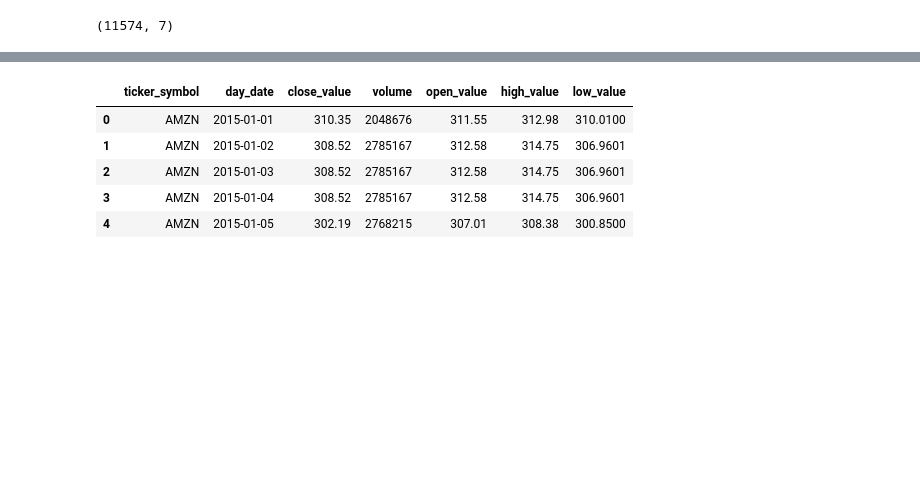
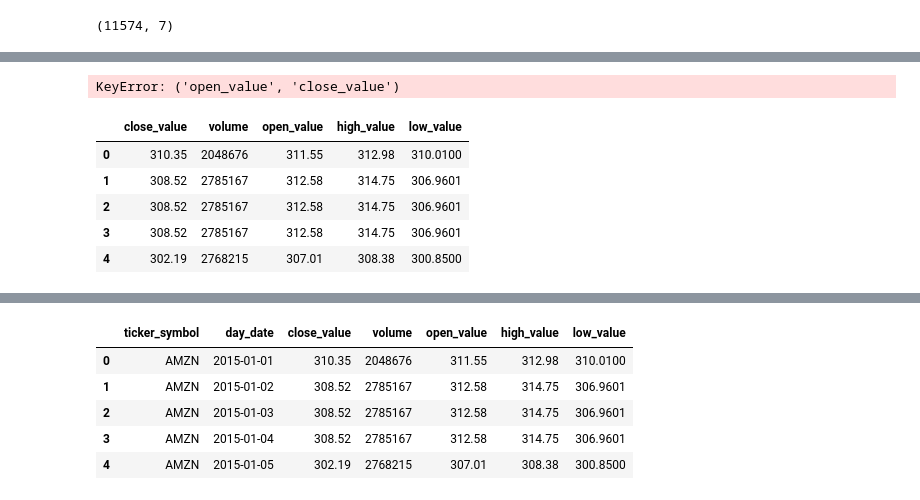
Before and after one commit to Karl-Gilmartin/Twitter-NASDAQ, a Jupyter notebook: ref_main.ipynb, the cells around one changed output, grey strips where cells are left out. Drawn from its saved outputs; the diff is of its cells as text; code cells hidden in the pictures; blank space fills up the shorter version.

```diff
--- a/ref_main.ipynb
+++ b/ref_main.ipynb
@@ -563,0 +601,19 @@ plt.show()
+# %%
+vals = stocks['open_value', 'close_value']
+print(vals)
+# %% [output]
+KeyError: ('open_value', 'close_value')
+# %%
+stocks1 = stocks
+stocks1 = stocks1.drop('day_date', axis=1)
+# %%
+stocks1 = stocks1.drop('ticker_symbol', axis = 1)
+# %%
+stocks1.head()
+# %% [output]
+|  | close_value | volume | open_value | high_value | low_value |
+| 0 | 310.35 | 2048676 | 311.55 | 312.98 | 310.0100 |
+| 1 | 308.52 | 2785167 | 312.58 | 314.75 | 306.9601 |
+| 2 | 308.52 | 2785167 | 312.58 | 314.75 | 306.9601 |
+| 3 | 308.52 | 2785167 | 312.58 | 314.75 | 306.9601 |
+| 4 | 302.19 | 2768215 | 307.01 | 308.38 | 300.8500 |
```
Also changed, not shown: parts of 30 cells of this notebook.
